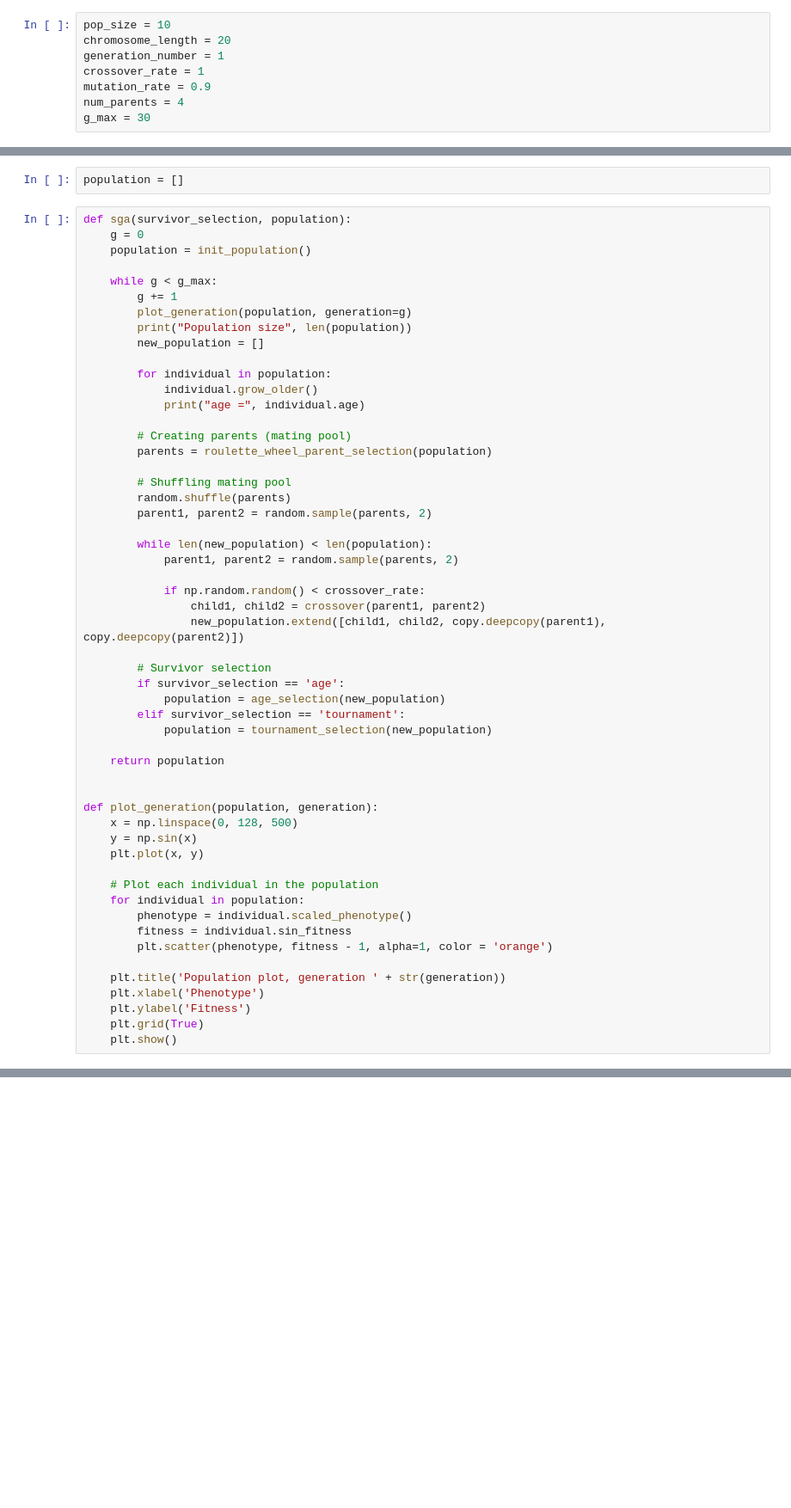
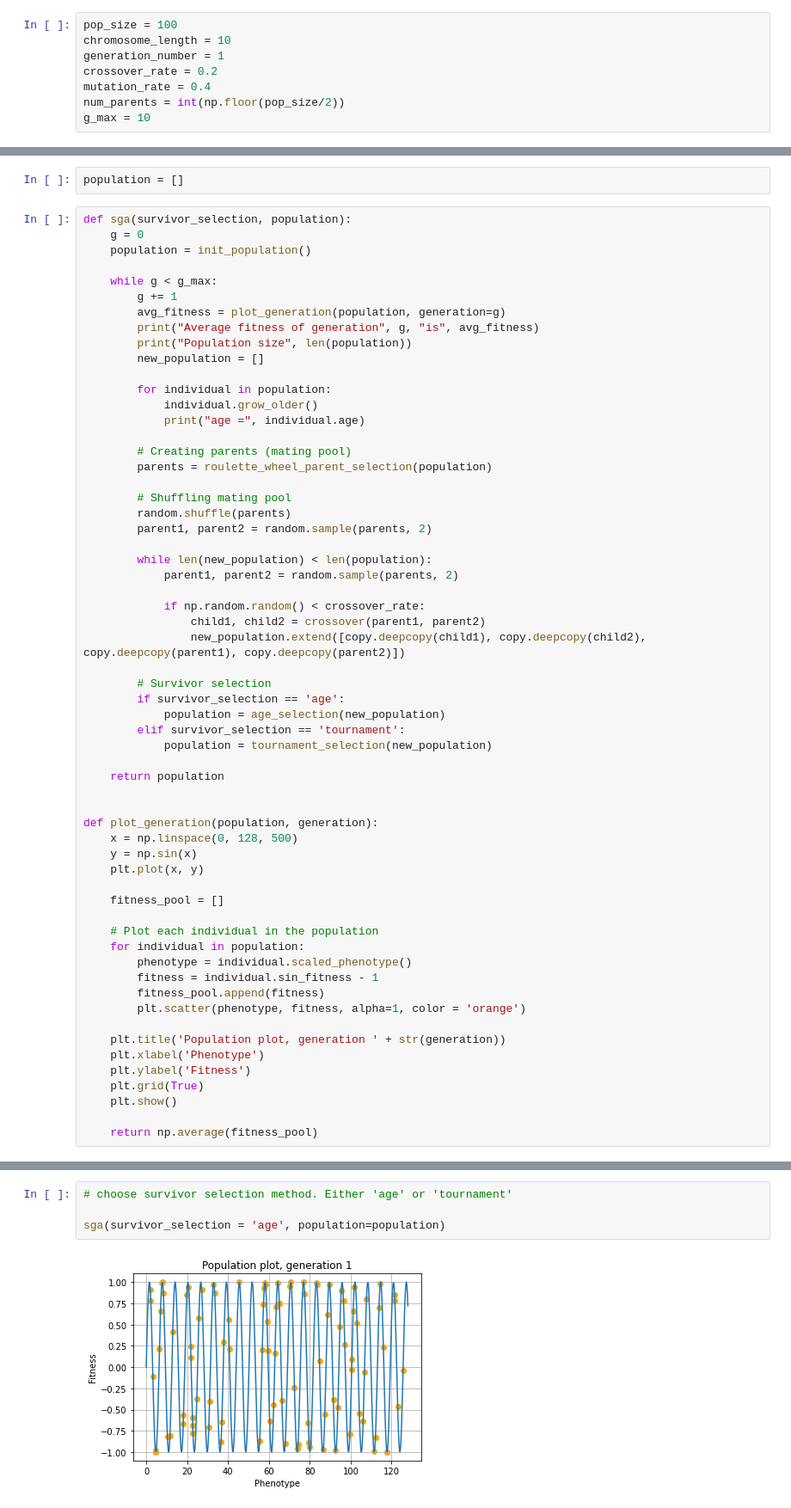
Before and after one commit to nickaskari/it3708-bioAI, a Jupyter notebook: project_1/main.ipynb, the cells around one changed output, grey strips where cells are left out. Shown at 86% size. Drawn from its saved outputs; the diff is of its cells as text; blank space fills up the shorter version.

Commit message:
now with average fitness indicator

```diff
--- a/project_1/main.ipynb
+++ b/project_1/main.ipynb
@@ -6,13 +6,13 @@ import copy
 # %% [markdown]
 ## Defining paramters for the SGA
 # %%
-pop_size = 10
-chromosome_length = 20
+pop_size = 100
+chromosome_length = 10
 generation_number = 1
-crossover_rate = 1
-mutation_rate = 0.9
-num_parents = 4
-g_max = 30
+crossover_rate = 0.2
+mutation_rate = 0.4
+num_parents = int(np.floor(pop_size/2))
+g_max = 10
 # %% [markdown]
 ## Defining the Individual
 # %%
@@ -153,7 +153,8 @@ def sga(survivor_selection, population):
 
     while g < g_max:
         g += 1
-        plot_generation(population, generation=g)
+        avg_fitness = plot_generation(population, generation=g)
+        print("Average fitness of generation", g, "is", avg_fitness)
         print("Population size", len(population))
         new_population = []
 
@@ -173,7 +174,7 @@ def sga(survivor_selection, population):
 
             if np.random.random() < crossover_rate:
                 child1, child2 = crossover(parent1, parent2)
-                new_population.extend([child1, child2, copy.deepcopy(parent1), copy.deepcopy(parent2)])
+                new_population.extend([copy.deepcopy(child1), copy.deepcopy(child2), copy.deepcopy(parent1), copy.deepcopy(parent2)])
 
         # Survivor selection
         if survivor_selection == 'age':
@@ -189,14 +190,19 @@ def plot_generation(population, generation):
     y = np.sin(x)
     plt.plot(x, y)
 
+    fitness_pool = []
+
     # Plot each individual in the population
     for individual in population:
         phenotype = individual.scaled_phenotype()
-        fitness = individual.sin_fitness
-        plt.scatter(phenotype, fitness - 1, alpha=1, color = 'orange')
+        fitness = individual.sin_fitness - 1
+        fitness_pool.append(fitness)
+        plt.scatter(phenotype, fitness, alpha=1, color = 'orange')
 
     plt.title('Population plot, generation ' + str(generation))
     plt.xlabel('Phenotype')
     plt.ylabel('Fitness')
     plt.grid(True)
     plt.show()
+
+    return np.average(fitness_pool)
@@ -278,0 +209,6 @@ age = 1
+# %%
+# choose survivor selection method. Either 'age' or 'tournament'
+
+sga(survivor_selection = 'age', population=population)
+# %% [output]
+[figure, added]
```
Also changed, not shown: parts of 2 cells of this notebook.
